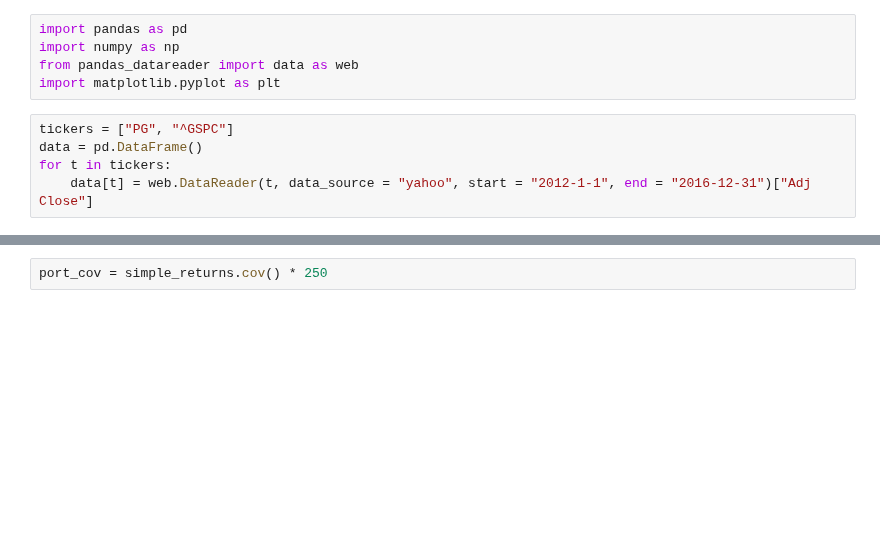
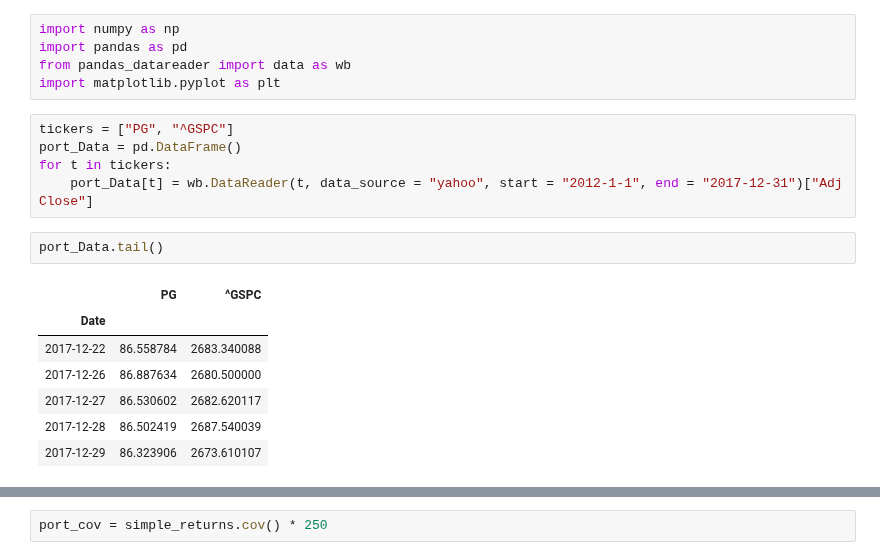
Before and after one commit to Berkat0789/Data_Analysis, a Jupyter notebook: Calculating BETA for the CAPM Model.ipynb, the cells around one changed output, grey strips where cells are left out. Saved outputs shown, nothing was run; the diff lists cells and outputs as text; blank space fills up the shorter version.

```diff
--- a/Calculating BETA for the CAPM Model.ipynb
+++ b/Calculating BETA for the CAPM Model.ipynb
@@ -1,12 +1,22 @@
 # %%
+import numpy as np
 import pandas as pd
-import numpy as np
-from pandas_datareader import data as web
+from pandas_datareader import data as wb
 import matplotlib.pyplot as plt
 # %%
 tickers = ["PG", "^GSPC"]
-data = pd.DataFrame()
+port_Data = pd.DataFrame()
 for t in tickers:
-    data[t] = web.DataReader(t, data_source = "yahoo", start = "2012-1-1", end = "2016-12-31")["Adj Close"]
+    port_Data[t] = wb.DataReader(t, data_source = "yahoo", start = "2012-1-1", end = "2017-12-31")["Adj Close"]
+# %%
+port_Data.tail()
+# %% [output]
+|  | PG | ^GSPC |
+| Date |  |  |
+| 2017-12-22 | 86.558784 | 2683.340088 |
+| 2017-12-26 | 86.887634 | 2680.500000 |
+| 2017-12-27 | 86.530602 | 2682.620117 |
+| 2017-12-28 | 86.502419 | 2687.540039 |
+| 2017-12-29 | 86.323906 | 2673.610107 |
 # %%
 #normalize the data
```
Also changed, not shown: parts of 15 cells of this notebook, 4 other files.
